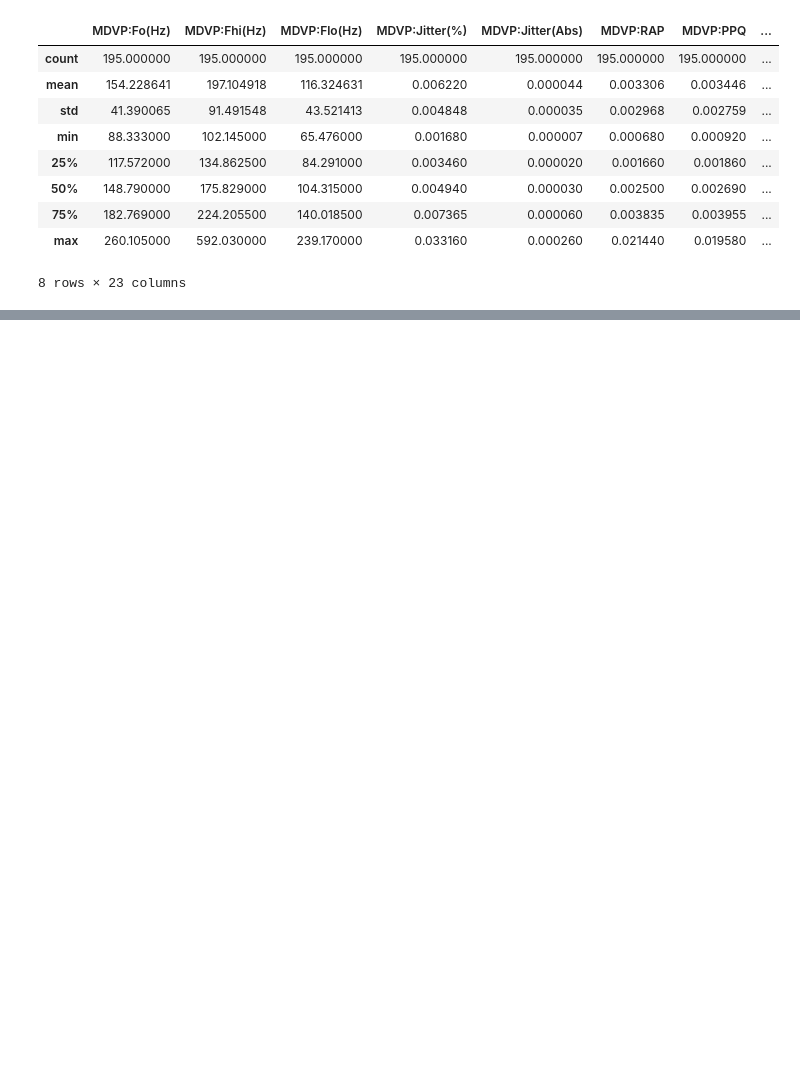
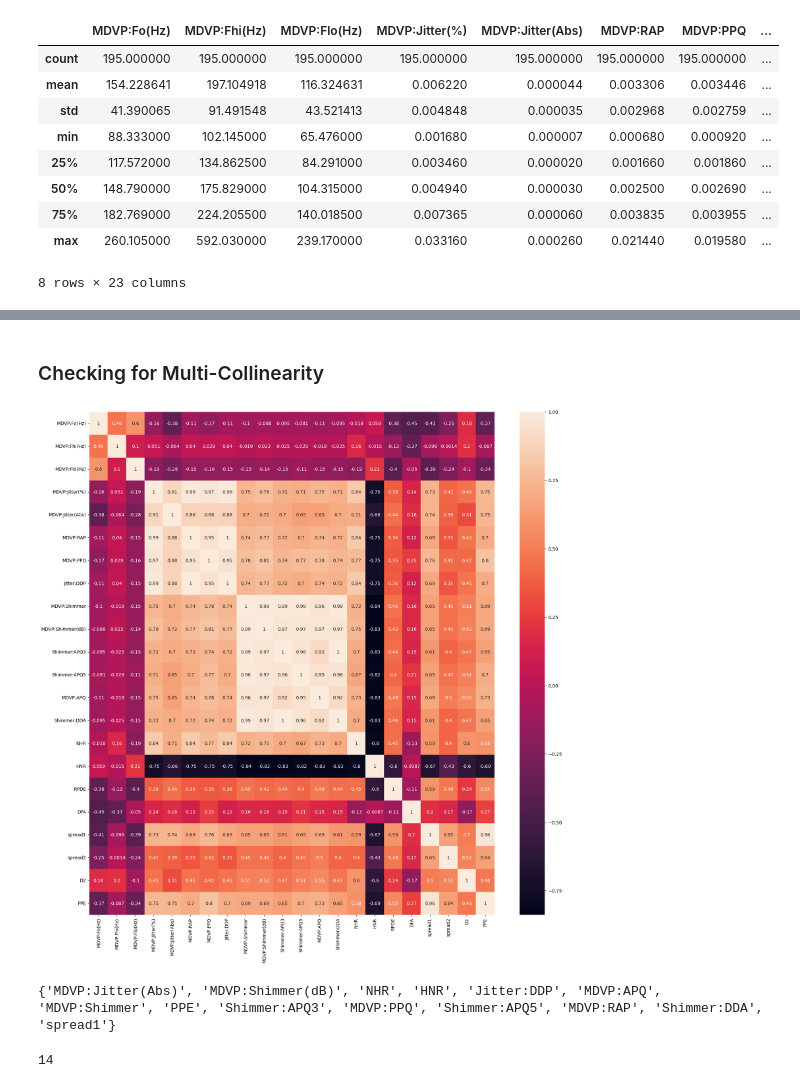
Before and after one commit to KalyanM45/OpenHealth, a Jupyter notebook: Notebook_Experiments/Parkinsons_Disease_Prediction.ipynb, the cells around one changed output, grey strips where cells are left out. Saved outputs shown, nothing was run; the diff lists cells and outputs as text; code cells hidden in the pictures; blank space fills up the shorter version.

```diff
--- a/Notebook_Experiments/Parkinsons_Disease_Prediction.ipynb
+++ b/Notebook_Experiments/Parkinsons_Disease_Prediction.ipynb
@@ -90,0 +105,3 @@ y = labels
+# %%
+discrete_features=[feature for feature in numerical_columns if len(df[feature].unique())<25]
+continuous_features=[feature for feature in numerical_columns if feature not in discrete_features]
@@ -90,0 +152,10 @@ y = labels
+# %%
+for feature in continuous_features:
+    IQR = df[feature].quantile(0.75) - df[feature].quantile(0.25)
+    lower_limit = df[feature].quantile(0.25) - (IQR * 3)
+    upper_limit = df[feature].quantile(0.75) + (IQR * 3)
+    df.loc[df[feature] >= upper_limit, feature] = upper_limit
+    df.loc[df[feature] < lower_limit, feature] = lower_limit
+# %%
+x=df.drop(labels=['status'],axis=1)
+y=df['status']
@@ -90,0 +178,8 @@ y = labels
+# %% [markdown]
+### Checking for Multi-Collinearity
+# %%
+plt.figure(figsize=(20,20))
+sns.heatmap(x.corr(),annot=True)
+plt.show()
+# %% [output]
+[figure, added]
@@ -90,0 +196,7 @@ y = labels
+# %%
+corr_features=correlation(x,0.7)
+print(corr_features)
+len(set(corr_features))
+# %% [output]
+{'MDVP:Jitter(Abs)', 'MDVP:Shimmer(dB)', 'NHR', 'HNR', 'Jitter:DDP', 'MDVP:APQ', 'MDVP:Shimmer', 'PPE', 'Shimmer:APQ3', 'MDVP:PPQ', 'Shimmer:APQ5', 'MDVP:RAP', 'Shimmer:DDA', 'spread1'}
+14
```
Also changed, not shown: parts of 35 cells of this notebook, 2 other files.
